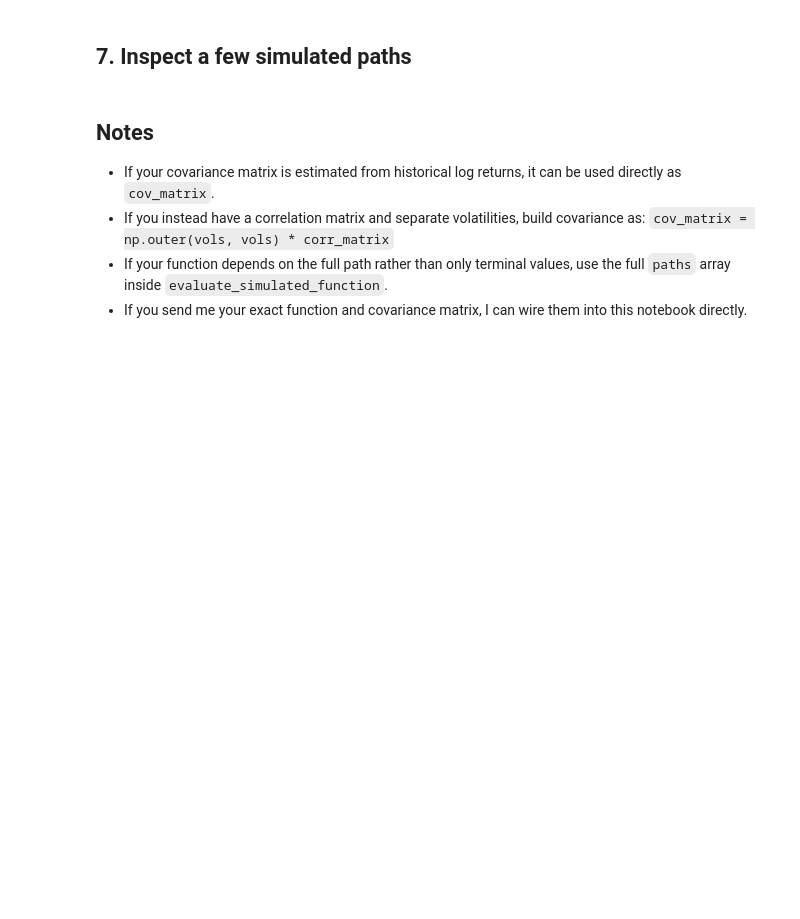
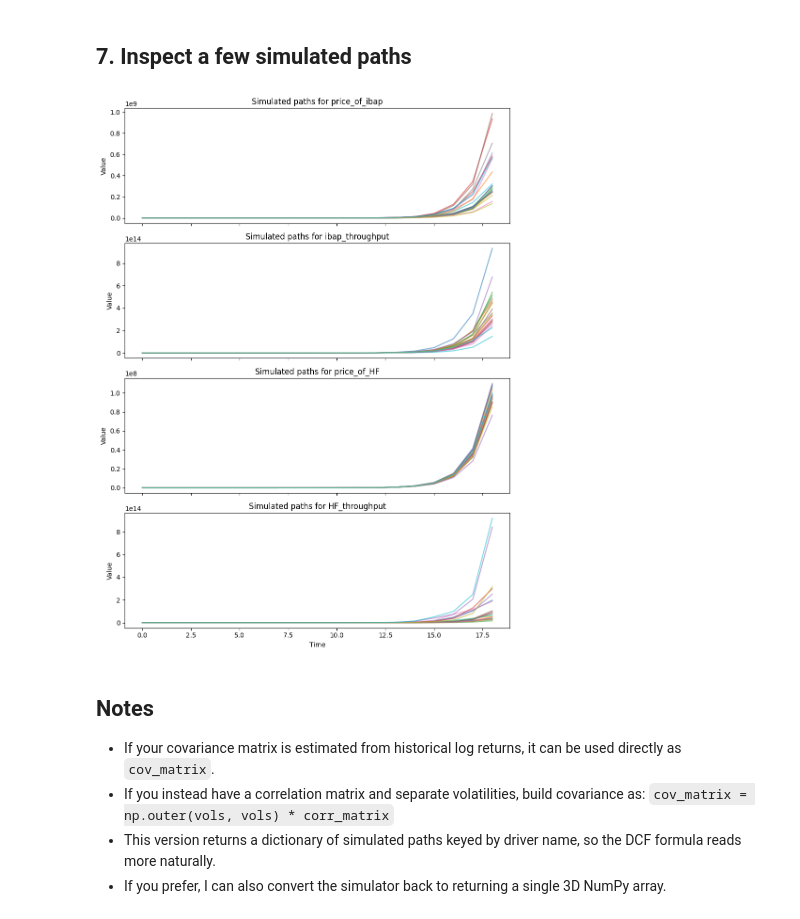
Before and after one commit to Spike-Chan-38/NUS-CN4119-Final-Year-Project-2026, a Jupyter notebook: monte_carlo_multidimGBM.ipynb, the cells around one changed output. Saved outputs shown, nothing was run; the diff lists cells and outputs as text; code cells hidden in the pictures; blank space fills up the shorter version.

Commit message:
Preliminary multi dimensinoal GBM

```diff
--- a/monte_carlo_multidimGBM.ipynb
+++ b/monte_carlo_multidimGBM.ipynb
@@ -89,15 +117,25 @@ $$\Delta W \sim \mathcal{N}(0, \Sigma \Delta t)$$
 
 and `cov_matrix = Sigma`.
 # %%
-def simulate_multidim_gbm(S0, mu, cov_matrix, T, n_steps, n_sims, random_seed=42):
+def simulate_multidim_gbm(S0, mu, cov_matrix, asset_names, T, n_steps, n_sims, random_seed=42):
     S0 = np.asarray(S0, dtype=float)
     mu = np.asarray(mu, dtype=float)
     cov_matrix = np.asarray(cov_matrix, dtype=float)
+    asset_names = list(asset_names)
 
     n_assets = len(S0)
     dt = T / n_steps
 
+    if len(mu) != n_assets:
+        raise ValueError("mu must have the same length as S0.")
+
+    if len(asset_names) != n_assets:
+        raise ValueError("asset_names must have the same length as S0.")
+
     validate_covariance_matrix(cov_matrix)
+
+    if cov_matrix.shape != (n_assets, n_assets):
+        raise ValueError("cov_matrix dimensions must match the number of stochastic drivers.")
 
     rng = np.random.default_rng(random_seed)
 
@@ -120,5 +158,9 @@ def simulate_multidim_gbm(S0, mu, cov_matrix, T, n_steps, n_sims, random_seed=42
     log_paths[:, 1:, :] = np.log(S0)[None, None, :] + np.cumsum(log_returns, axis=1)
 
     paths = np.exp(log_paths)
-    return paths
+
+    return {
+        name: paths[:, :, idx]
+        for idx, name in enumerate(asset_names)
+    }
 # %% [markdown]
@@ -139,17 +202,32 @@ def evaluate_simulated_function(paths):
 # %% [markdown]
 ## 5. Run the simulation
 # %%
-paths = simulate_multidim_gbm(
+simulated_paths = simulate_multidim_gbm(
     S0=S0,
     mu=mu,
     cov_matrix=cov_matrix,
+    asset_names=asset_names,
     T=T,
     n_steps=n_steps,
     n_sims=n_sims,
     random_seed=42,
 )
 
-results = evaluate_simulated_function(paths)
+discounted_cash_flows = calculate_discounted_cash_flows(
+    simulated_paths,
+    raw_material_cost=raw_material_cost,
+    inflation=inflation,
+    discount_rate=discount_rate,
+)
 
-print("paths shape:", paths.shape)
+results = total_present_value(
+    simulated_paths,
+    raw_material_cost=raw_material_cost,
+    inflation=inflation,
+    discount_rate=discount_rate,
+)
+
+for name in asset_names:
+    print(name, simulated_paths[name].shape)
+print("discounted_cash_flows shape:", discounted_cash_flows.shape)
 print("results shape:", results.shape)
@@ -170,24 +274,27 @@ plt.show()
 # %%
 time_grid = np.linspace(0, T, n_steps + 1)
 
 fig, axes = plt.subplots(n_assets, 1, figsize=(9, 3 * n_assets), sharex=True)
 if n_assets == 1:
     axes = [axes]
 
 for asset_idx, ax in enumerate(axes):
+    driver_name = asset_names[asset_idx]
     for sim_idx in range(min(20, n_sims)):
-        ax.plot(time_grid, paths[sim_idx, :, asset_idx], alpha=0.6)
-    ax.set_title(f"Simulated paths for {asset_names[asset_idx]}")
+        ax.plot(time_grid, simulated_paths[driver_name][sim_idx, :], alpha=0.6)
+    ax.set_title(f"Simulated paths for {driver_name}")
     ax.set_ylabel("Value")
 
 axes[-1].set_xlabel("Time")
 plt.tight_layout()
 plt.show()
+# %% [output]
+[figure, added]
 # %% [markdown]
 ## Notes
 
 - If your covariance matrix is estimated from historical log returns, it can be used directly as `cov_matrix`.
 - If you instead have a correlation matrix and separate volatilities, build covariance as:
   `cov_matrix = np.outer(vols, vols) * corr_matrix`
-- If your function depends on the full path rather than only terminal values, use the full `paths` array inside `evaluate_simulated_function`.
-- If you send me your exact function and covariance matrix, I can wire them into this notebook directly.
+- This version returns a dictionary of simulated paths keyed by driver name, so the DCF formula reads more naturally.
+- If you prefer, I can also convert the simulator back to returning a single 3D NumPy array.
```
Also changed, not shown: parts of 9 cells of this notebook, 2 other files.
